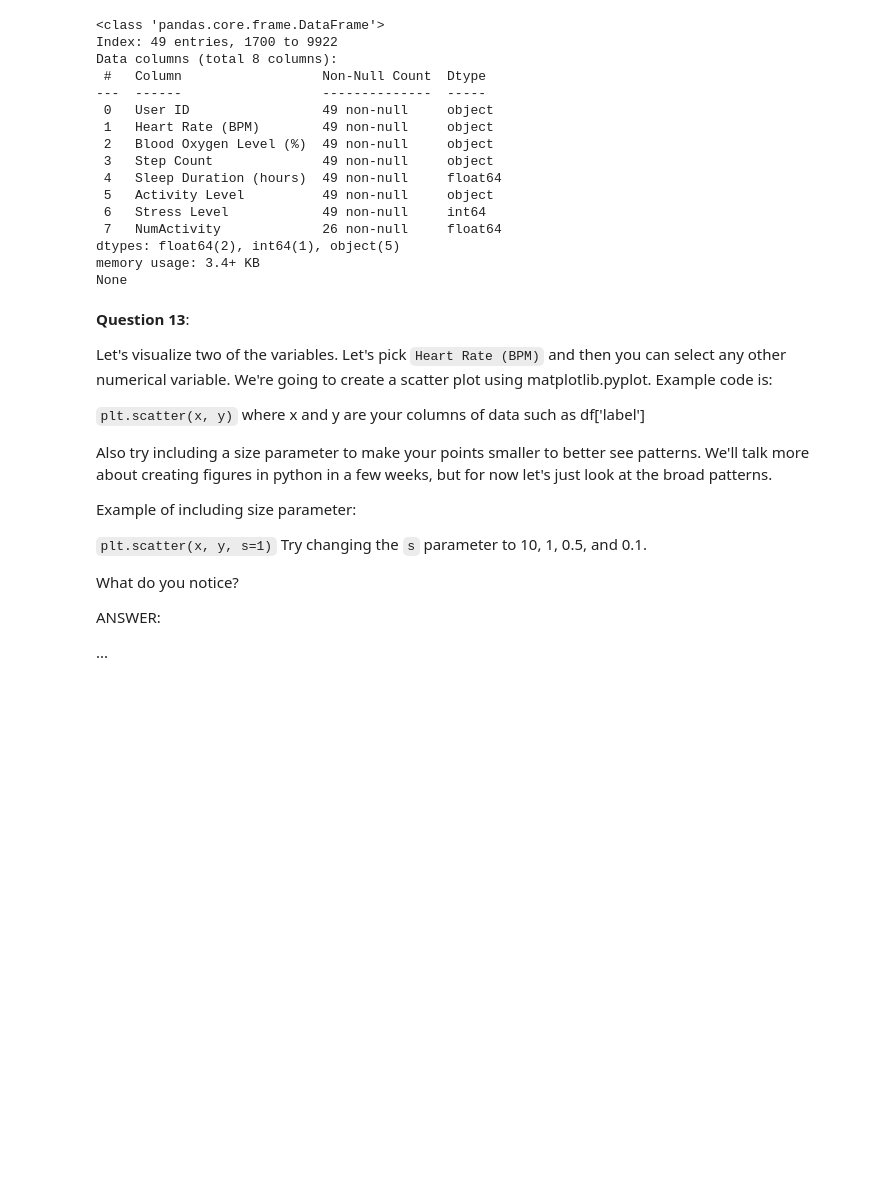
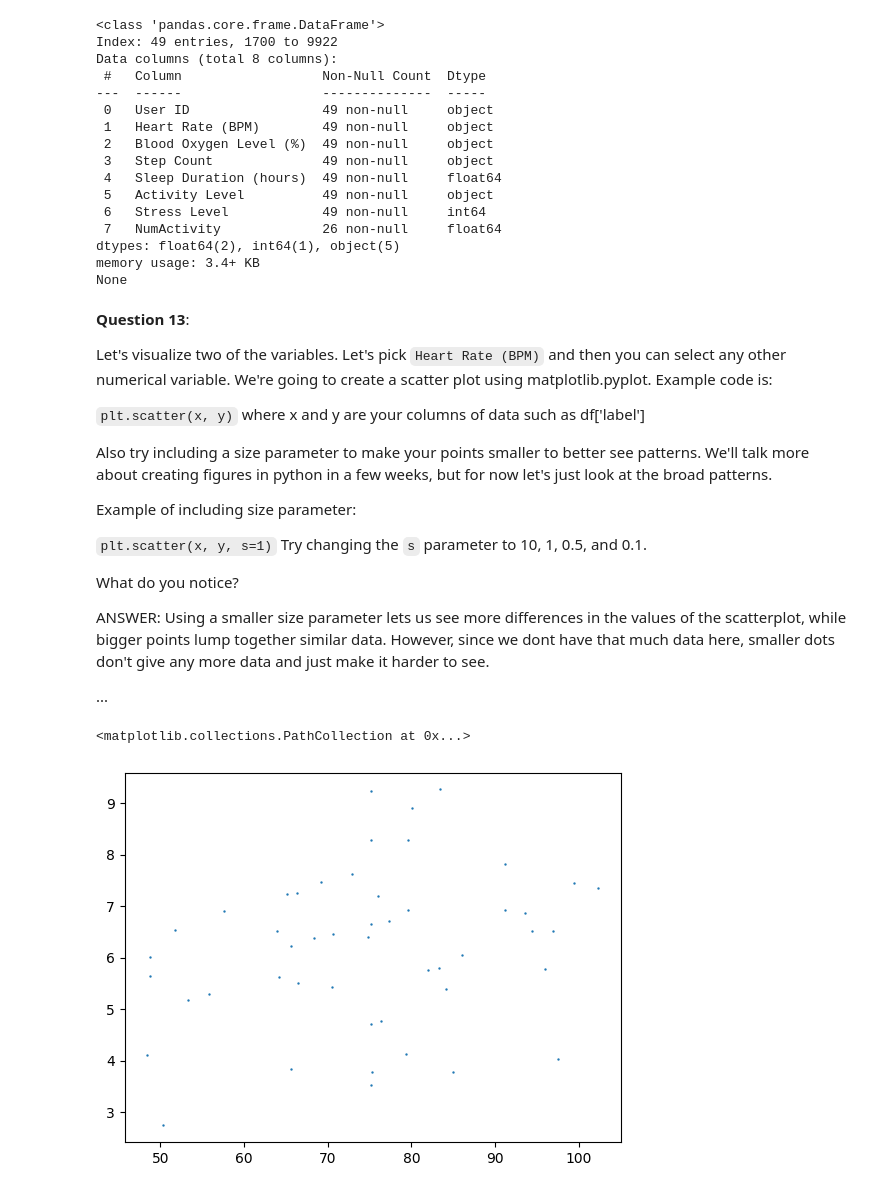
Before and after one commit to BMC-Intersectional-Data-Feminism/exercise-2-data-cleaning-and-analysis-suzannasem, a Jupyter notebook: exercise2.ipynb, the cells around one changed output. Saved outputs shown, nothing was run; the diff lists cells and outputs as text; code cells hidden in the pictures; blank space fills up the shorter version.

```diff
--- a/exercise2.ipynb
+++ b/exercise2.ipynb
@@ -604,6 +677,6 @@ Example of including size parameter:
 
 What do you notice?
 
-ANSWER:
+ANSWER: Using a smaller size parameter lets us see more differences in the values of the scatterplot, while bigger points lump together similar data. However, since we dont have that much data here, smaller dots don't give any more data and just make it harder to see.
 
 ...
@@ -612,3 +683,9 @@ ANSWER:
+# %%
+
+plt.scatter(final_table['Heart Rate (BPM)'], final_table['Sleep Duration (hours)'], s = 0.5)
+# %% [output]
+<matplotlib.collections.PathCollection at 0x...>
+[figure, added]
 # %% [markdown]
 **Question 14**:
 
```
Also changed, not shown: parts of 25 cells of this notebook.
